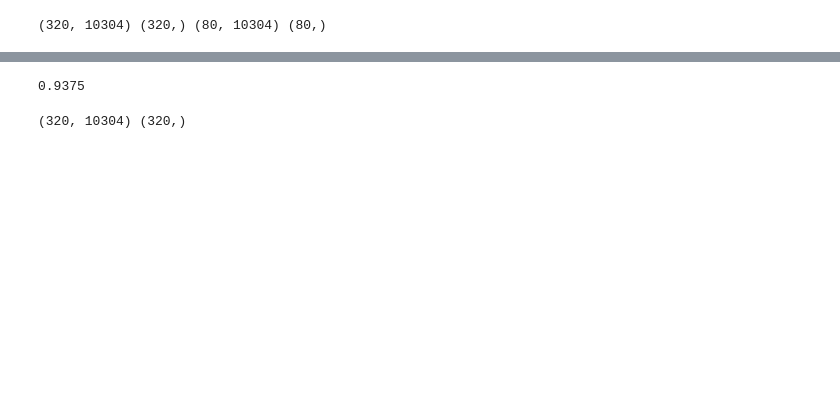
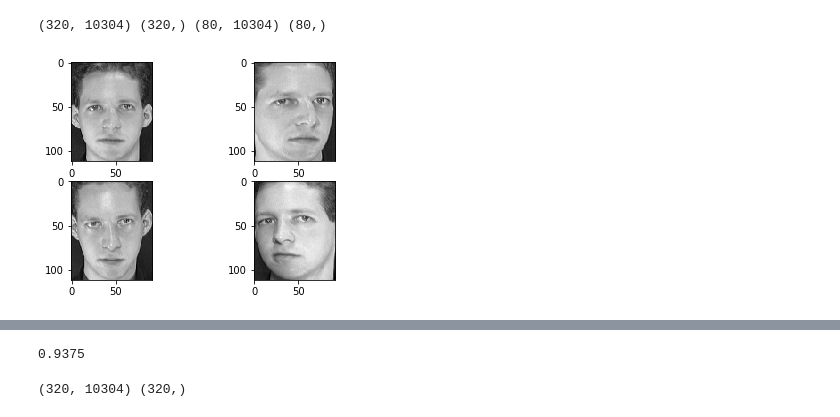
Before and after one commit to ArtemShapiro/Face-Recognition-ORL, a Jupyter notebook: Model.ipynb, the cells around one changed output, grey strips where cells are left out. Saved outputs shown, nothing was run; the diff lists cells and outputs as text; code cells hidden in the pictures; blank space fills up the shorter version.

```diff
--- a/Model.ipynb
+++ b/Model.ipynb
@@ -26,3 +26,13 @@ X_train, Y_train, X_test, Y_test = load_dataset()
 print(X_train.shape, Y_train.shape, X_test.shape, Y_test.shape)
 # %% [output]
 (320, 10304) (320,) (80, 10304) (80,)
+# %%
+import matplotlib.pyplot as plt
+%matplotlib inline
+ind = 1
+for i in X_train[:4]:
+    plt.subplot(2, 2,ind)
+    plt.imshow(i.reshape((112,92)),cmap='gray')
+    ind += 1
+# %% [output]
+[figure, added]
```
Also changed, not shown: parts of 15 cells of this notebook.
